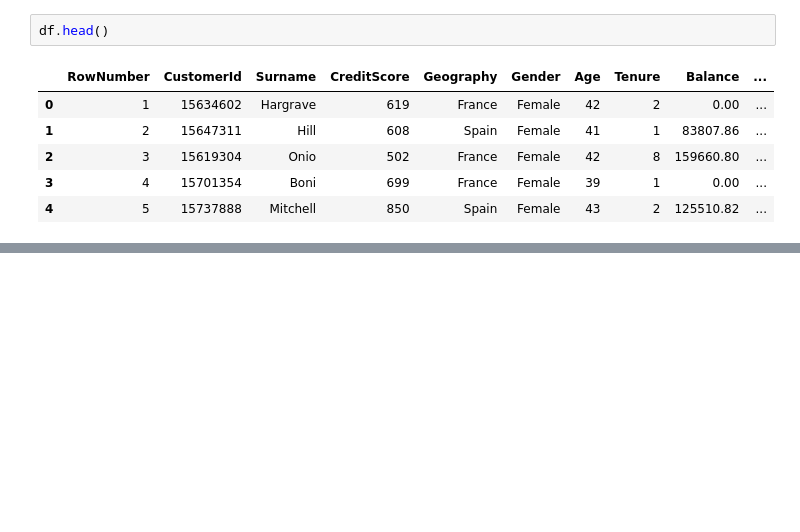
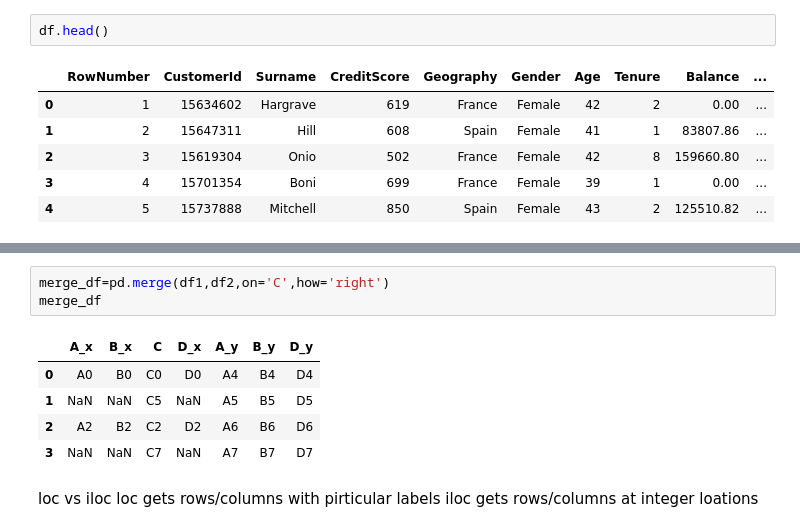
Before and after one commit to Arnab-apk/Gen_AI, a Jupyter notebook: pandas.ipynb, the cells around one changed output, grey strips where cells are left out. Cells and saved outputs as stored; diff of their text form; blank space fills up the shorter version.

```diff
--- a/pandas.ipynb
+++ b/pandas.ipynb
@@ -329,0 +593,13 @@ df2 = pd.DataFrame({'A': ['A4', 'A5', 'A6', 'A7'],
+# %%
+merge_df=pd.merge(df1,df2,on='C',how='right')
+merge_df
+# %% [output]
+|  | A_x | B_x | C | D_x | A_y | B_y | D_y |
+| 0 | A0 | B0 | C0 | D0 | A4 | B4 | D4 |
+| 1 | NaN | NaN | C5 | NaN | A5 | B5 | D5 |
+| 2 | A2 | B2 | C2 | D2 | A6 | B6 | D6 |
+| 3 | NaN | NaN | C7 | NaN | A7 | B7 | D7 |
+# %% [markdown]
+loc vs iloc
+loc gets rows/columns with pirticular labels
+iloc gets rows/columns at integer loations
```
Also changed, not shown: parts of 83 cells of this notebook, 1 other file.
